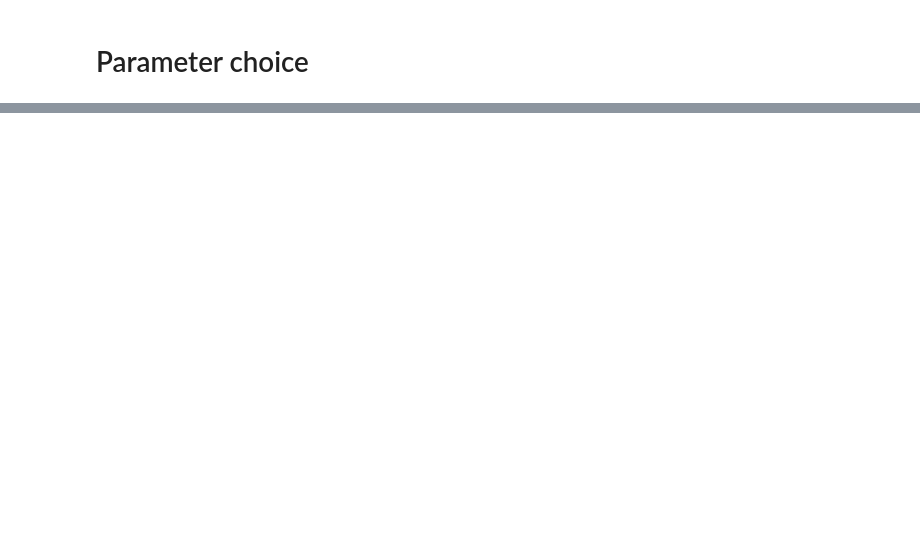
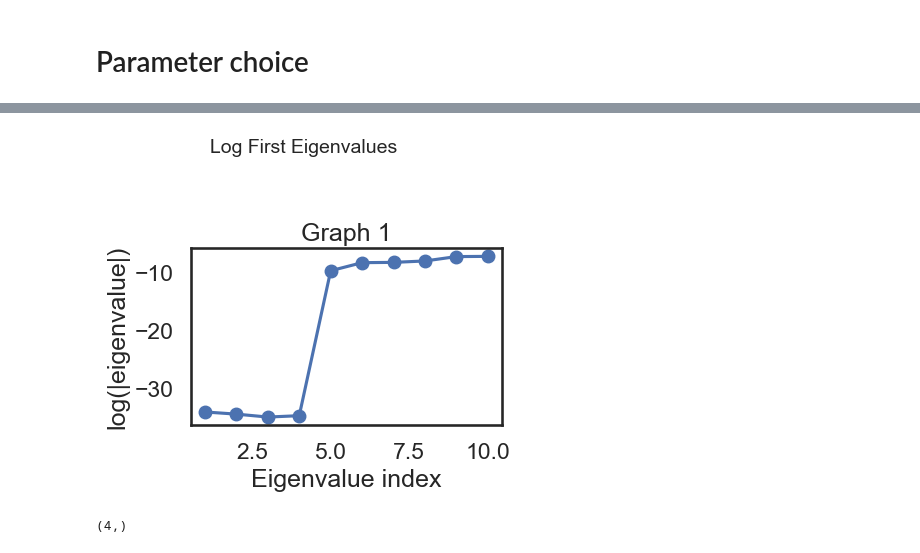
Before and after one commit to vladimirminaev/spectral_clustering, a Jupyter notebook: Notebooks/Vladimir/presentation.ipynb, the cells around one changed output, grey strips where cells are left out. Cells and saved outputs as stored; diff of their text form; code cells hidden in the pictures; blank space fills up the shorter version.

```diff
--- a/Notebooks/Vladimir/presentation.ipynb
+++ b/Notebooks/Vladimir/presentation.ipynb
@@ -207,7 +89,7 @@ $$
 # Parameter choice
 # %%
 n_samples_circles = 800
-n_samples_blob = 200
+n_samples_blob = 100
 
 X_circles, y_circles = make_circles(
     n_samples=n_samples_circles, factor=0.5, noise=0.05, random_state=42
@@ -216,7 +98,7 @@ X_circles, y_circles = make_circles(
 # Part B: Satellite Blob (Label 2)
 # We place it at (2.5, 2.5) to be clearly distinct but "tempting" for GMM
 X_blob, y_blob = make_blobs(
-    n_samples=n_samples_blob, centers=[[1.2, 1.2]], cluster_std=0.20, random_state=42
+    n_samples=n_samples_blob, centers=[[1.2, 1.2]], cluster_std=0.1, random_state=42
 )
 # Adjust blob labels to be '2' instead of '0'
 y_blob[:] = 2
@@ -230,7 +112,7 @@ y_true = np.hstack((y_circles, y_blob))  #
 transformation = [[1.8, 1.5], [1.5, 0.5]]
 
 X_blob, y_blob = make_blobs(
-    n_samples=50, centers=[[1.1, 1.1]], cluster_std=0.40, random_state=42
+    n_samples=50, centers=[[0.9, -0.5]], cluster_std=0.05, random_state=42
 )
 # Adjust blob labels to be '2' instead of '0'
 y_blob[:] = 3
@@ -242,4 +142,13 @@ y_true = np.hstack((y_true, y_blob))  #
 # %%
 K = 4
+
+parameter_grid_knn = {
+    "sim_graph_type": ["knn"],
+    "K": [50],  # Just a place holder, doesn't affect anything
+    "sigma": [0],
+    "knn": [5, 8, 10, 15, 20, 30, 40],
+    "mutual_knn": [0],
+    "epsilon": [0],
+}
 # %%
 distance_matrix = get_distance_matrix_from_data(X)
@@ -251 +184,5 @@ spectral_clustering = Spectral_Clustering(W=similarity_matrix, K=K)
+# %%
+plot_eigenvalues([spectral_clustering.eigenvalues])
+# %% [output]
+[figure, added]
 # %%
@@ -267,0 +194,4 @@ y_pred_dmap = kmeans_dmap.fit_predict(X_dmap)
+# %%
+spectral_clustering.eigenvalues[0:K].shape
+# %% [output]
+(4,)
```
Also changed, not shown: parts of 22 cells of this notebook, 3 other files.
